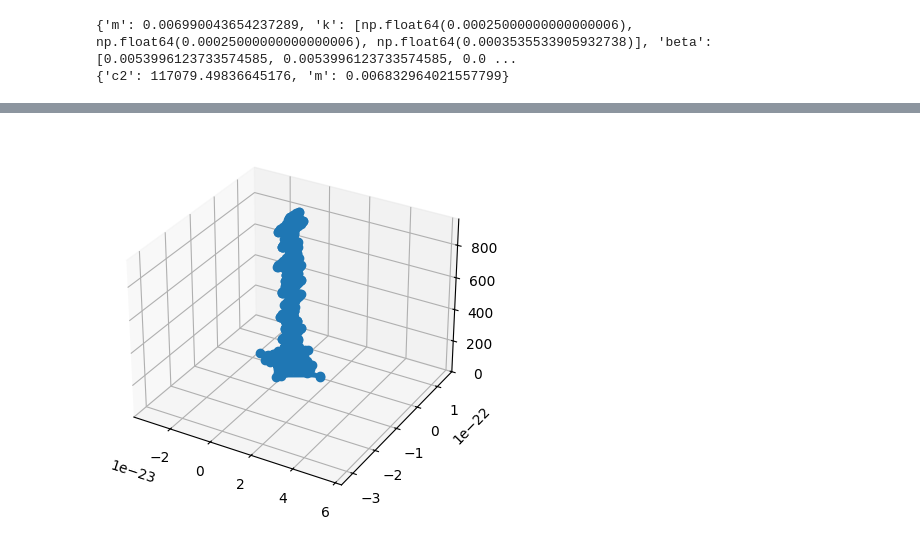
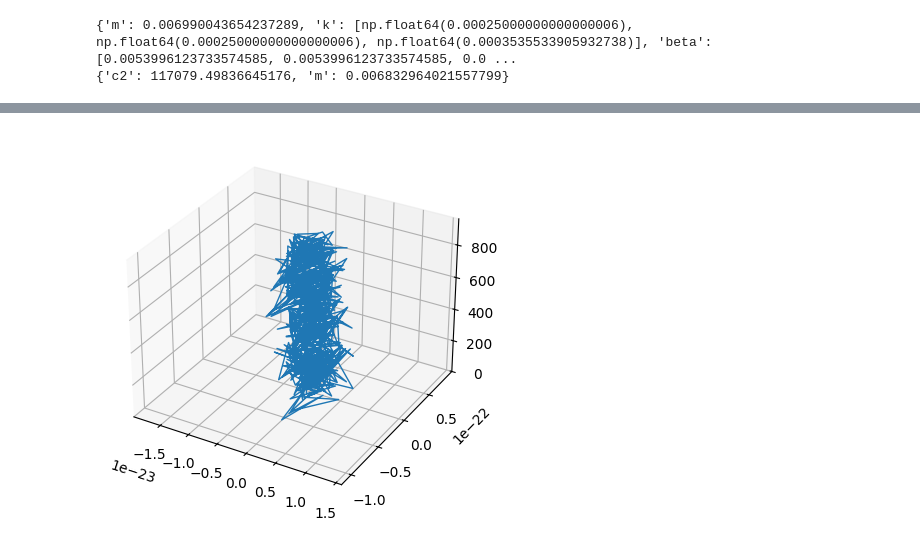
Before and after one commit to sebastian-stubenvoll/wgpu-string-fdm, a Jupyter notebook: Wittrick-Coil-Spring.ipynb, the cells around one changed output, grey strips where cells are left out. Drawn from its saved outputs; the diff is of its cells as text; code cells hidden in the pictures.

```diff
--- a/Wittrick-Coil-Spring.ipynb
+++ b/Wittrick-Coil-Spring.ipynb
@@ -135,7 +135,7 @@ sim.initialize(200)
 
 # Run the simulation for a number of frames
 n_frames = 200
-steps = 15
+steps = 500
 ori_frames = []
 
 total = oversampling_factor * steps *  n_frames
@@ -199,7 +201,7 @@ indices = [ 1, 10, 100, 300, 700 ]
 
 # Extract displacements
 for i in indices:
-    displacements = [frame[i][1][1] for frame in frames]
+    displacements = [frame[i][0][0] for frame in frames]
     plt.plot(range(len(frames)), displacements, label=f'Node {i}')
 
 plt.xlabel('Frame index')
@@ -284,7 +314,7 @@ def render_movie(displacements, ds=1.0, framerate=30, filename="3d_string.mp4"):
 
     fig = plt.figure()
     ax = fig.add_subplot(111, projection='3d')
-    line, = ax.plot([], [], [], 'o-', lw=2)
+    line, = ax.plot([], [], [], '-', lw=1)
 
     # Compute limits
     all_coords = base_coords + displacements
@@ -296,32 +326,32 @@ def render_movie(displacements, ds=1.0, framerate=30, filename="3d_string.mp4"):
         line.set_data([], [])
         line.set_3d_properties([])
         return line,
 
     def update(frame_idx):
         coords = base_coords + displacements[frame_idx]
         x = coords[:,0]
         y = coords[:,1]
         z = coords[:,2]
         line.set_data(x, y)
         line.set_3d_properties(z)
         return line,
 
     interval = 1000 / framerate
     ani = FuncAnimation(fig, update, frames=num_frames, init_func=init, blit=True, interval=interval)
 
     # Save animation
     writer = FFMpegWriter(fps=framerate)
     ani.save(filename, writer=writer)
 
     plt.show()
     return ani
 
 
 
 alpha = np.arctan(p/r)
-displacements = np.array([[frame[node][0] for node in range(num_nodes)] for frame in frames])
+displacements = np.array([[frame[node][0] for node in range(num_nodes)] for frame in ori_frames])
 
 cart_frames = frenet_to_cartesian(displacements, alpha)
 ani = render_movie(cart_frames, framerate=25)
 # %% [output]
-[figure, old version]
+[figure, new version]
```
Also changed, not shown: parts of 4 cells of this notebook, 4 other files.
